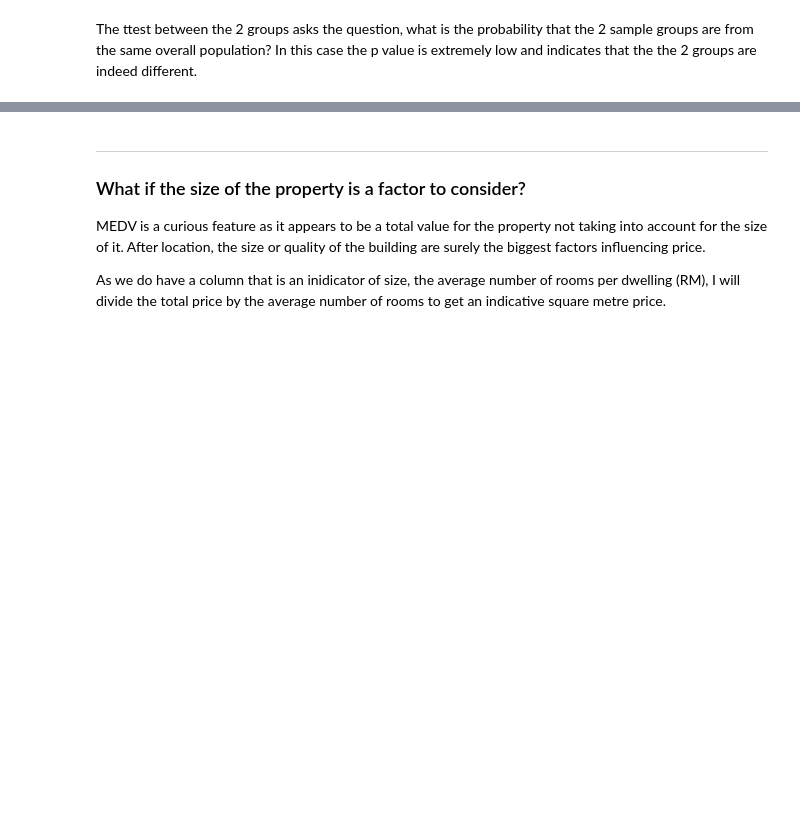
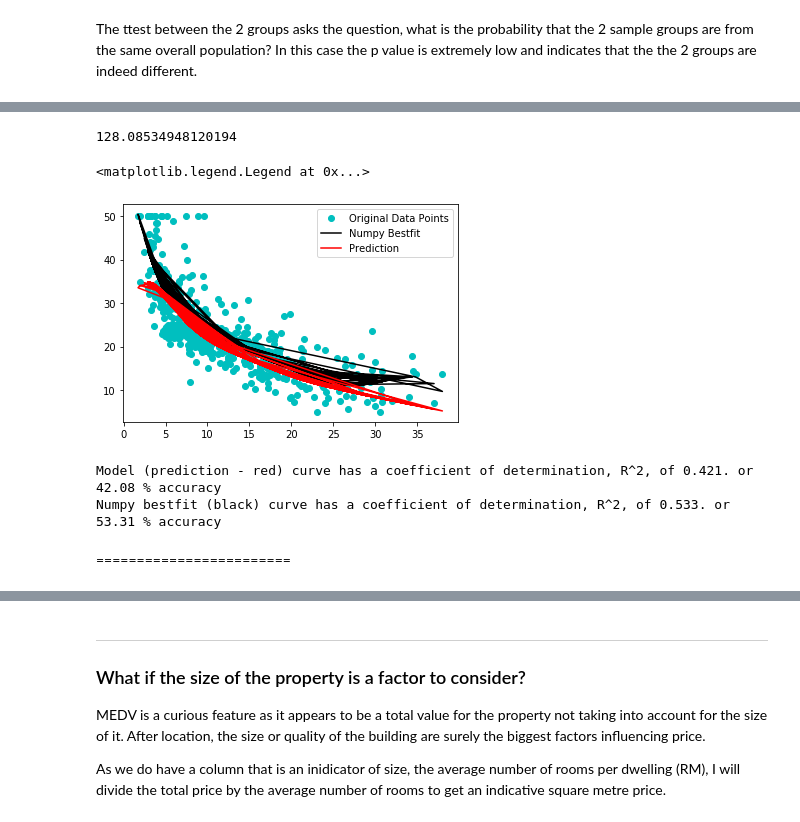
Before and after one commit to eimearbutler7/Sem_4_Machine_Learning_Assessment, a Jupyter notebook: Boston House Prices.ipynb.ipynb, the cells around one changed output, grey strips where cells are left out. Cells and saved outputs as stored; diff of their text form; code cells hidden in the pictures; blank space fills up the shorter version.

```diff
--- a/Boston House Prices.ipynb.ipynb
+++ b/Boston House Prices.ipynb.ipynb
@@ -142,0 +193,25 @@ In the case of CHAS and MEDV, a score of 0.18 is assigned indicating that there
+# %%
+inputs = df[['LSTAT']]
+# %%
+output = df['MEDV']
+# %%
+# Create a new neural network.
+n = kr.models.Sequential()
+
+# Add neurons
+n.add(kr.layers.Dense(20, input_dim=1, activation="elu")) #adjusting from 10 to 30,improves loss to 41.x at epoch 45, visually looks v.close
+n.add(kr.layers.Dense(60, activation="elu")) #adjusting from 10 to 30,improves loss to 41.x at epoch 45, visually looks v.close
+n.add(kr.layers.Dense(1, activation="elu")) #adjusting from 10 to 30,improves loss to 41.x at epoch 45, visually looks v.close
+
+#elu RMSprop 39
+#elu adadelta 26
+
+
+# Compile the model.
+n.compile(loss="mean_squared_error", optimizer="Adadelta") # through testing the optomisers from the https://keras.io/optimizers/ website, the best was found to be Adadelta
+
+# Train the model.
+n.fit(inputs, output, epochs=60,batch_size=10)
+
+# Run each x value through the neural network.
+p_2 = n.predict(inputs)
@@ -142,0 +239,31 @@ In the case of CHAS and MEDV, a score of 0.18 is assigned indicating that there
+# %%
+#calculate mean squared error
+np.sqrt(np.sum((p_2.T - output.as_matrix())**2))
+# %% [output]
+128.08534948120194
+# %%
+# Plot the values. #AdaDelta
+plt.plot(inputs, output, 'co', label='Original Data Points')
+#x_curve = np.linspace(4,9,100)
+#y_curve = x_curve**2 + 9.10210898*r13 -34.67062078
+#plt.plot(r13,t13, 'b-', label='Regression on Original Data Points')
+fit = np.poly1d(np.polyfit(xdata, ydata, 5))
+plt.plot(xdata, fit(xdata),'k-', label='Numpy Bestfit')
+plt.plot(inputs, p_2, 'r-', label='Prediction')
+plt.legend()
+# %% [output]
+<matplotlib.legend.Legend at 0x...>
+[figure, added]
+# %%
+# Calculate the performance of this model
+score = performance_metric(p_2, output)
+print ("Model (prediction - red) curve has a coefficient of determination, R^2, of {:.3f}.".format(score), "or", round(score*100, 2) , "% accuracy")
+
+# Calculate the performance of this model
+score = performance_metric(fit(xdata), ydata)
+print ("Numpy bestfit (black) curve has a coefficient of determination, R^2, of {:.3f}.".format(score), "or", round(score*100, 2) , "% accuracy")
+# %% [output]
+Model (prediction - red) curve has a coefficient of determination, R^2, of 0.421. or 42.08 % accuracy
+Numpy bestfit (black) curve has a coefficient of determination, R^2, of 0.533. or 53.31 % accuracy
+# %% [markdown]
+========================
```
Also changed, not shown: parts of 48 cells of this notebook, 1 other file.
